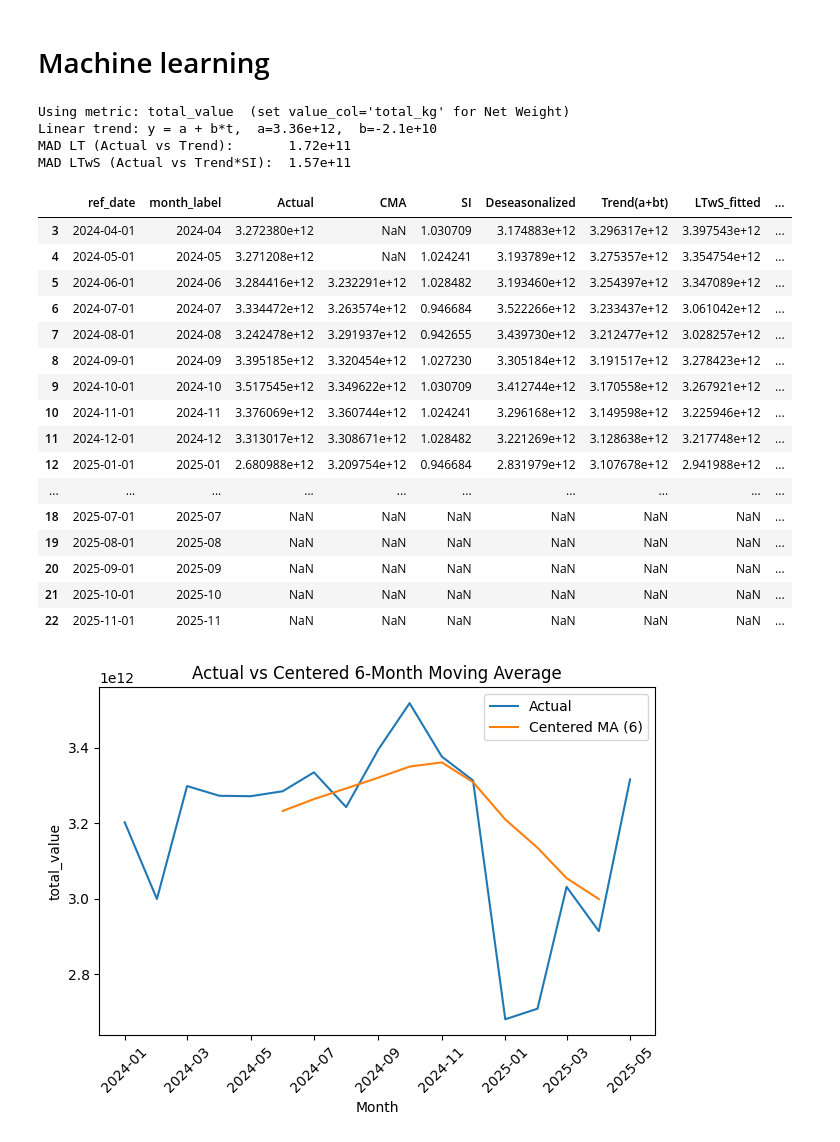
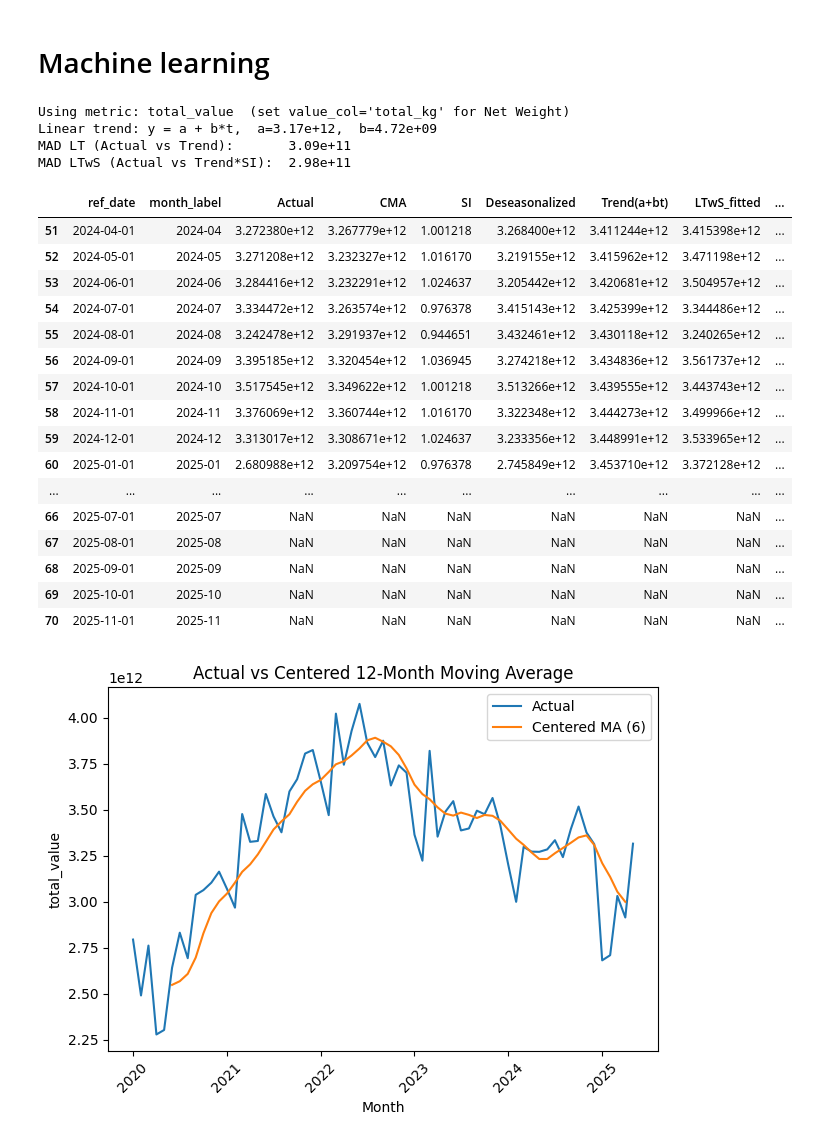
Before and after one commit to rfih/Dibimbing---DSDA, a Jupyter notebook: Final Project Data Science/Monthly.ipynb, the cells around one changed output. Drawn from its saved outputs; the diff is of its cells as text; code cells hidden in the pictures.

```diff
--- a/Final Project Data Science/Monthly.ipynb
+++ b/Final Project Data Science/Monthly.ipynb
@@ -46,7 +48,19 @@ file_names = [
     "TradeDataMay25.csv", "TradeDataJan24.csv", "TradeDataFeb24.csv",
     "TradeDataMar24.csv", "TradeDataApr24.csv", "TradeDataMay24.csv", "TradeDataJune24.csv",
     "TradeDataJuly24.csv", "TradeDataAug24.csv", "TradeDataSep24.csv", "TradeDataOct24.csv",
-    "TradeDataNov24.csv", "TradeDataDec24.csv"
+    "TradeDataNov24.csv", "TradeDataDec24.csv", "TradeDataJan23.csv", "TradeDataFeb23.csv",
+    "TradeDataMar23.csv", "TradeDataApr23.csv", "TradeDataMay23.csv", "TradeDataJune23.csv",
+    "TradeDataJuly23.csv", "TradeDataAug23.csv", "TradeDataSep23.csv", "TradeDataOct23.csv",
+    "TradeDataNov23.csv", "TradeDataDec23.csv", "TradeDataJan22.csv", "TradeDataFeb22.csv",
+    "TradeDataMar22.csv", "TradeDataApr22.csv", "TradeDataMay22.csv", "TradeDataJune22.csv",
+    "TradeDataJuly22.csv", "TradeDataAug22.csv", "TradeDataSep22.csv", "TradeDataOct22.csv",
+    "TradeDataNov22.csv", "TradeDataDec22.csv", "TradeDataJan21.csv", "TradeDataFeb21.csv",
+    "TradeDataMar21.csv", "TradeDataApr21.csv", "TradeDataMay21.csv", "TradeDataJune21.csv",
+    "TradeDataJuly21.csv", "TradeDataAug21.csv", "TradeDataSep21.csv", "TradeDataOct21.csv",
+    "TradeDataNov21.csv", "TradeDataDec21.csv", "TradeDataJan20.csv", "TradeDataFeb20.csv",
+    "TradeDataMar20.csv", "TradeDataApr20.csv", "TradeDataMay20.csv", "TradeDataJune20.csv",
+    "TradeDataJuly20.csv", "TradeDataAug20.csv", "TradeDataSep20.csv", "TradeDataOct20.csv",
+    "TradeDataNov20.csv", "TradeDataDec20.csv"
 ]
 
 files = [str(base_path / name) for name in file_names]
@@ -1106,7 +1112,7 @@ def decomp_forecast_multiplicative_flex(
     monthly_df, value_col="total_value",
     ma_window=12,          # <-- change to 6 for MA6
     season=12,             # <-- keep 12 unless you truly have 6-month seasonality
-    horizon=6
+    horizon=7
 ):
     """
     Multiplicative decomposition with a flexible MA window for trend (CMA)
@@ -1223,7 +1229,17 @@ def decomp_forecast_multiplicative_flex(
             "ma_window": ma_window, "season": season}
     return components, forecast, si_norm, meta
 # %%
-# ---------- 3) Run decomposition on the metric you chose -------------------------
+# ---------- 3) Prepare monthly data and run decomposition -------------------------
+# Aggregate export value by month
+monthly = (
+    df_export.groupby('period')['fobvalue']
+    .sum()
+    .reset_index()
+    .rename(columns={'period': 'ref_date', 'fobvalue': 'total_value'})
+)
+# Convert ref_date to datetime for decomposition
+monthly['ref_date'] = pd.to_datetime(monthly['ref_date'], format='%Y%m')
+
 components, forecast_6, seasonal_indices, meta = decomp_forecast_multiplicative_flex(
     monthly, value_col="total_value", ma_window=6, season=6, horizon=6
 )
@@ -1247,36 +1263,36 @@ print(f"MAD LTwS (Actual vs Trend*SI):  {meta['MAD_LTwS']:.3g}")
 display(table_full.tail(20))  # show the last rows including the future 6 months
 # %% [output]
 Using metric: total_value  (set value_col='total_kg' for Net Weight)
-Linear trend: y = a + b*t,  a=3.36e+12,  b=-2.1e+10
-MAD LT (Actual vs Trend):       1.72e+11
-MAD LTwS (Actual vs Trend*SI):  1.57e+11
+Linear trend: y = a + b*t,  a=3.17e+12,  b=4.72e+09
+MAD LT (Actual vs Trend):       3.09e+11
+MAD LTwS (Actual vs Trend*SI):  2.98e+11
 |  | ref_date | month_label | Actual | CMA | SI | Deseasonalized | Trend(a+bt) | LTwS_fitted | ... |
-| 3 | 2024-04-01 | 2024-04 | 3.272380e+12 | NaN | 1.030709 | 3.174883e+12 | 3.296317e+12 | 3.397543e+12 | ... |
-| 4 | 2024-05-01 | 2024-05 | 3.271208e+12 | NaN | 1.024241 | 3.193789e+12 | 3.275357e+12 | 3.354754e+12 | ... |
-| 5 | 2024-06-01 | 2024-06 | 3.284416e+12 | 3.232291e+12 | 1.028482 | 3.193460e+12 | 3.254397e+12 | 3.347089e+12 | ... |
-| 6 | 2024-07-01 | 2024-07 | 3.334472e+12 | 3.263574e+12 | 0.946684 | 3.522266e+12 | 3.233437e+12 | 3.061042e+12 | ... |
-| 7 | 2024-08-01 | 2024-08 | 3.242478e+12 | 3.291937e+12 | 0.942655 | 3.439730e+12 | 3.212477e+12 | 3.028257e+12 | ... |
-| 8 | 2024-09-01 | 2024-09 | 3.395185e+12 | 3.320454e+12 | 1.027230 | 3.305184e+12 | 3.191517e+12 | 3.278423e+12 | ... |
-| 9 | 2024-10-01 | 2024-10 | 3.517545e+12 | 3.349622e+12 | 1.030709 | 3.412744e+12 | 3.170558e+12 | 3.267921e+12 | ... |
-| 10 | 2024-11-01 | 2024-11 | 3.376069e+12 | 3.360744e+12 | 1.024241 | 3.296168e+12 | 3.149598e+12 | 3.225946e+12 | ... |
-| 11 | 2024-12-01 | 2024-12 | 3.313017e+12 | 3.308671e+12 | 1.028482 | 3.221269e+12 | 3.128638e+12 | 3.217748e+12 | ... |
-| 12 | 2025-01-01 | 2025-01 | 2.680988e+12 | 3.209754e+12 | 0.946684 | 2.831979e+12 | 3.107678e+12 | 2.941988e+12 | ... |
+| 51 | 2024-04-01 | 2024-04 | 3.272380e+12 | 3.267779e+12 | 1.001218 | 3.268400e+12 | 3.411244e+12 | 3.415398e+12 | ... |
+| 52 | 2024-05-01 | 2024-05 | 3.271208e+12 | 3.232327e+12 | 1.016170 | 3.219155e+12 | 3.415962e+12 | 3.471198e+12 | ... |
+| 53 | 2024-06-01 | 2024-06 | 3.284416e+12 | 3.232291e+12 | 1.024637 | 3.205442e+12 | 3.420681e+12 | 3.504957e+12 | ... |
+| 54 | 2024-07-01 | 2024-07 | 3.334472e+12 | 3.263574e+12 | 0.976378 | 3.415143e+12 | 3.425399e+12 | 3.344486e+12 | ... |
+| 55 | 2024-08-01 | 2024-08 | 3.242478e+12 | 3.291937e+12 | 0.944651 | 3.432461e+12 | 3.430118e+12 | 3.240265e+12 | ... |
+| 56 | 2024-09-01 | 2024-09 | 3.395185e+12 | 3.320454e+12 | 1.036945 | 3.274218e+12 | 3.434836e+12 | 3.561737e+12 | ... |
+| 57 | 2024-10-01 | 2024-10 | 3.517545e+12 | 3.349622e+12 | 1.001218 | 3.513266e+12 | 3.439555e+12 | 3.443743e+12 | ... |
+| 58 | 2024-11-01 | 2024-11 | 3.376069e+12 | 3.360744e+12 | 1.016170 | 3.322348e+12 | 3.444273e+12 | 3.499966e+12 | ... |
+| 59 | 2024-12-01 | 2024-12 | 3.313017e+12 | 3.308671e+12 | 1.024637 | 3.233356e+12 | 3.448991e+12 | 3.533965e+12 | ... |
+| 60 | 2025-01-01 | 2025-01 | 2.680988e+12 | 3.209754e+12 | 0.976378 | 2.745849e+12 | 3.453710e+12 | 3.372128e+12 | ... |
 | ... | ... | ... | ... | ... | ... | ... | ... | ... | ... |
-| 18 | 2025-07-01 | 2025-07 | NaN | NaN | NaN | NaN | NaN | NaN | ... |
-| 19 | 2025-08-01 | 2025-08 | NaN | NaN | NaN | NaN | NaN | NaN | ... |
-| 20 | 2025-09-01 | 2025-09 | NaN | NaN | NaN | NaN | NaN | NaN | ... |
-| 21 | 2025-10-01 | 2025-10 | NaN | NaN | NaN | NaN | NaN | NaN | ... |
-| 22 | 2025-11-01 | 2025-11 | NaN | NaN | NaN | NaN | NaN | NaN | ... |
+| 66 | 2025-07-01 | 2025-07 | NaN | NaN | NaN | NaN | NaN | NaN | ... |
+| 67 | 2025-08-01 | 2025-08 | NaN | NaN | NaN | NaN | NaN | NaN | ... |
+| 68 | 2025-09-01 | 2025-09 | NaN | NaN | NaN | NaN | NaN | NaN | ... |
+| 69 | 2025-10-01 | 2025-10 | NaN | NaN | NaN | NaN | NaN | NaN | ... |
+| 70 | 2025-11-01 | 2025-11 | NaN | NaN | NaN | NaN | NaN | NaN | ... |
 # %%
 # ---------- 5) Plots like your Excel --------------------------------------------
 # A) CMA vs Actual (smoothed level)
 plt.figure()
 plt.plot(components.index, components["Actual"], label="Actual")
 plt.plot(components.index, components["CMA"], label="Centered MA (6)")
-plt.title("Actual vs Centered 6-Month Moving Average")
+plt.title("Actual vs Centered 12-Month Moving Average")
 plt.xlabel("Month"); plt.ylabel(value_col); plt.xticks(rotation=45); plt.legend(); plt.tight_layout(); plt.show()
 # %% [output]
-[figure, old version]
+[figure, new version]
 # %%
 # B) Linear Trend on deseasonalized, with intercept/slope annotated
 plt.figure()
```
Also changed, not shown: parts of 51 cells of this notebook.
